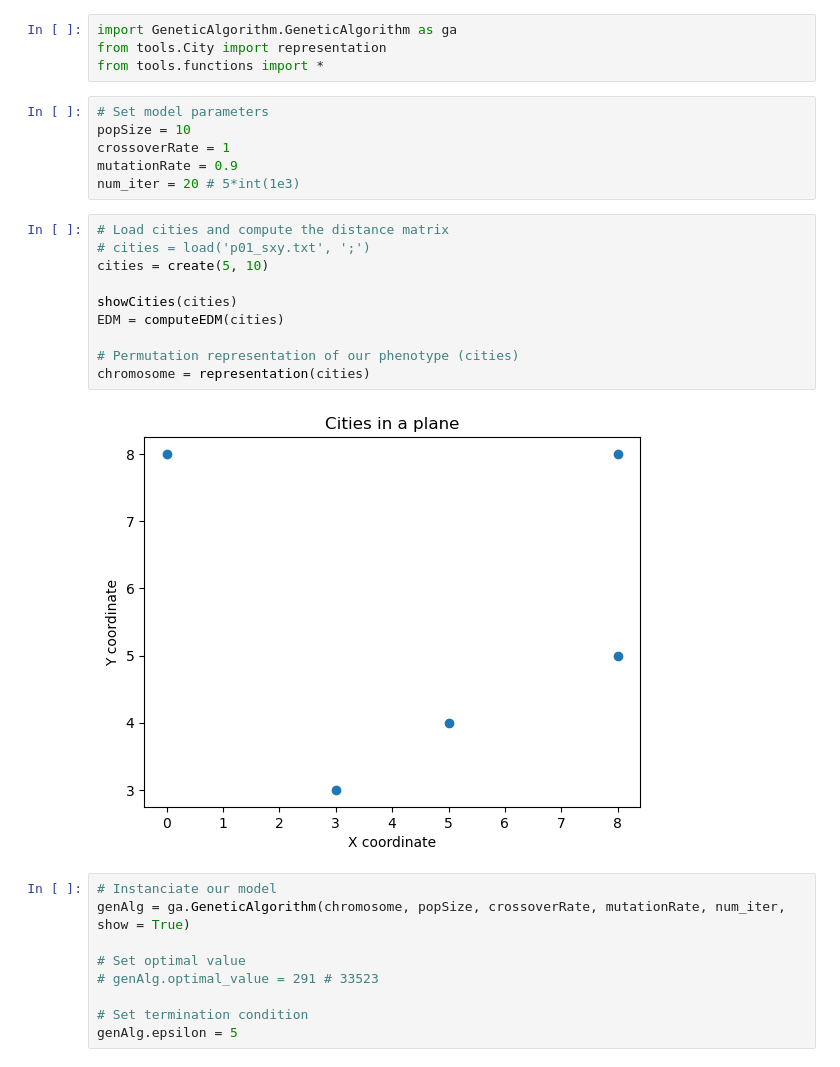
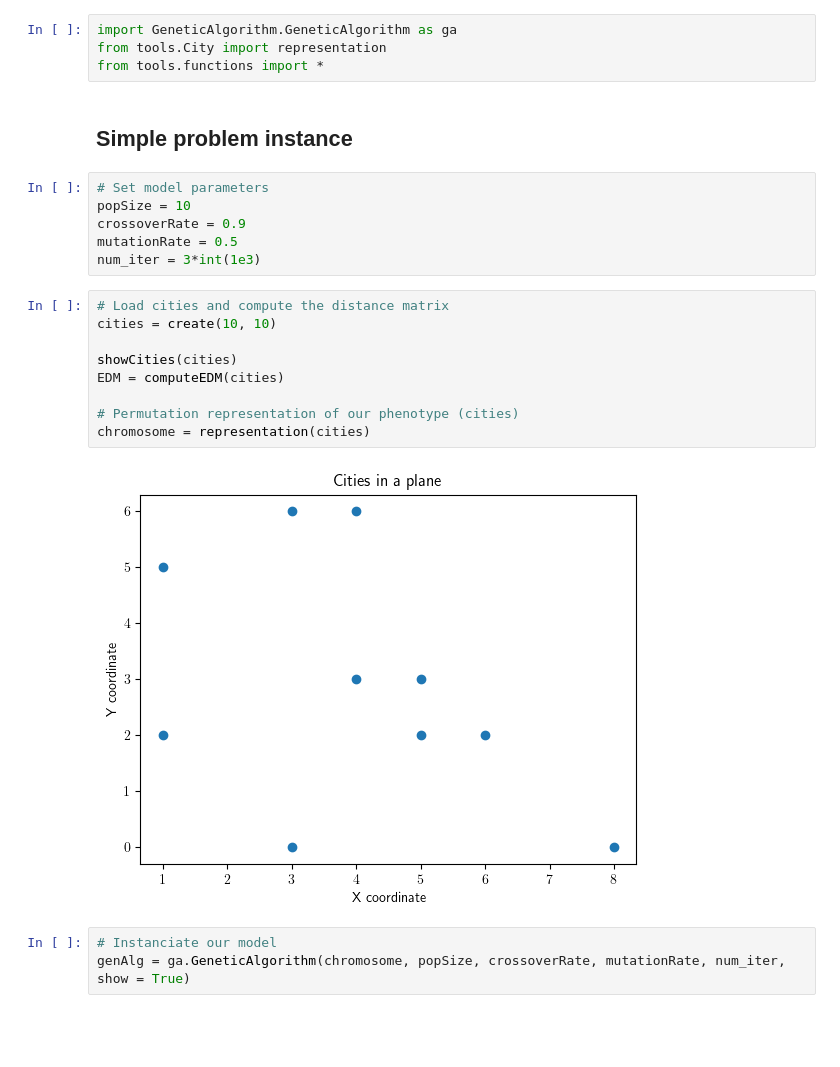
Before and after one commit to franciscopalmeromoya/TravellingSalesmanProblem, a Jupyter notebook: main.ipynb, the cells around one changed output. Cells and saved outputs as stored; diff of their text form; blank space fills up the shorter version.

```diff
--- a/main.ipynb
+++ b/main.ipynb
@@ -2,33 +2,28 @@
 import GeneticAlgorithm.GeneticAlgorithm as ga
 from tools.City import representation
 from tools.functions import *
+# %% [markdown]
+## Simple problem instance
 # %%
 # Set model parameters
 popSize = 10
-crossoverRate = 1
-mutationRate = 0.9
-num_iter = 20 # 5*int(1e3)
+crossoverRate = 0.9
+mutationRate = 0.5
+num_iter = 3*int(1e3)
 # %%
 # Load cities and compute the distance matrix
-# cities = load('p01_sxy.txt', ';')
-cities = create(5, 10)
+cities = create(10, 10)
 
 showCities(cities)
 EDM = computeEDM(cities)
 
 # Permutation representation of our phenotype (cities)
 chromosome = representation(cities)
 # %% [output]
-[figure, old version]
+[figure, new version]
 # %%
 # Instanciate our model
 genAlg = ga.GeneticAlgorithm(chromosome, popSize, crossoverRate, mutationRate, num_iter, show = True)
-
-# Set optimal value
-# genAlg.optimal_value = 291 # 33523
-
-# Set termination condition
-genAlg.epsilon = 5
 # %%
 # Run our Genetic Algorithm model
 fittest, bestFitness = genAlg.run(EDM)
```
Also changed, not shown: parts of 10 cells of this notebook, 24 other files.
